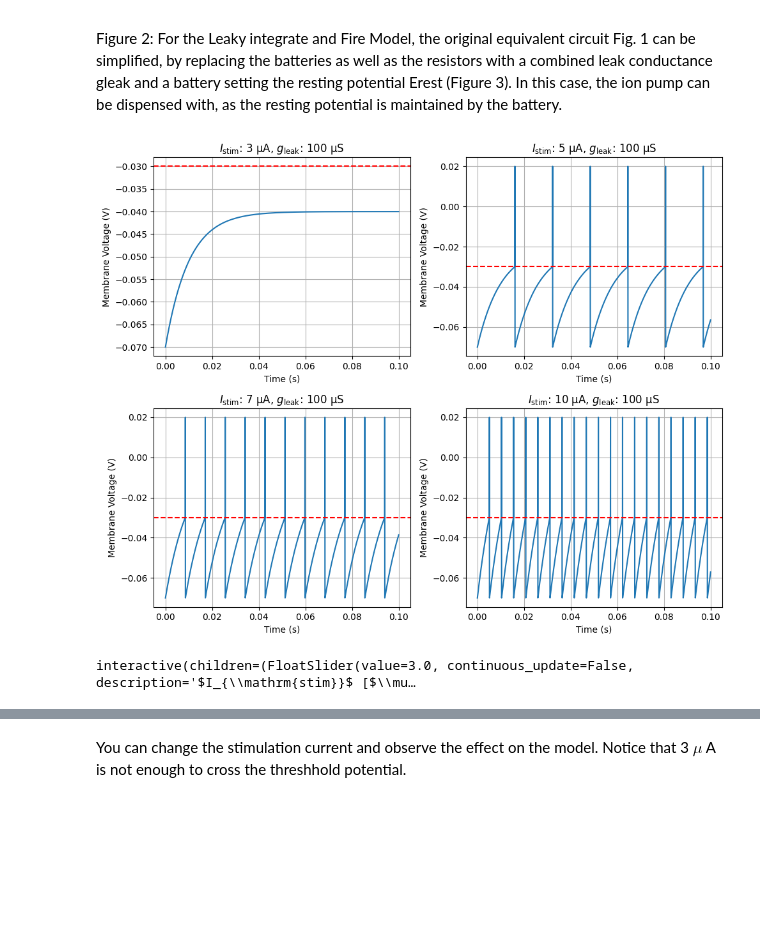
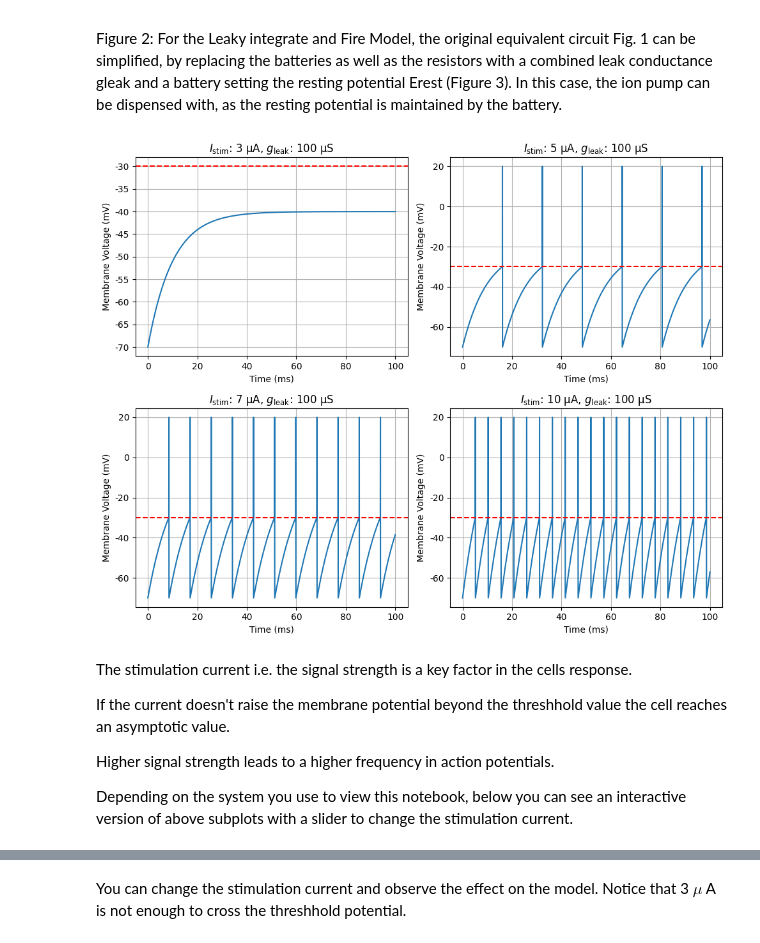
Before and after one commit to YKarsten/Neuron-Simulation, a Jupyter notebook: Neuron-Simulation.ipynb, the cells around one changed output, grey strips where cells are left out. Saved outputs shown, nothing was run; the diff lists cells and outputs as text; code cells hidden in the pictures; blank space fills up the shorter version.

Commit message:
Change labels for LIF figure

```diff
--- a/Neuron-Simulation.ipynb
+++ b/Neuron-Simulation.ipynb
@@ -52,6 +52,7 @@ resting potential is maintained by the battery.
 # %%
 import numpy as np
 import matplotlib.pyplot as plt
+from matplotlib.ticker import FuncFormatter
 
 def membrane_voltage(vm, i_stim, cm, g_leak, params):
     r = 1 / g_leak
@@ -78,79 +79,61 @@ def plot_subplot(i_stim_val, g_leak_val, ax):
     vm = membrane_voltage(vm, i_stim, params["cm"], g_leak_val, params)
 
     ax.plot(params["time"], vm)
-    ax.set_xlabel("Time (s)")
-    ax.set_ylabel("Membrane Voltage (V)")
+    ax.set_xlabel("Time (ms)")  # Change the x-axis label
+    ax.set_ylabel("Membrane Voltage (mV)")  # Change the y-axis label
     ax.set_title(rf"$I_{{\mathrm{{stim}}}}$: {i_stim_val*1e6:.0f} μA, $g_{{\mathrm{{leak}}}}$: {g_leak_val*1e6:.0f} μS")  # Display units as μA and μS
 
     # Add threshhold value indicator
-    ax.axhline(y=-0.03, linestyle="dashed", color="red", label='Threshold potential (-30mV)')
+    ax.axhline(y=-0.03, linestyle="dashed", color="red", label='Threshold potential (-30 mV)')
     ax.grid()
+
+# Function to format y-tick labels as mV
+def format_mV(x, pos):
+    return f"{x * 1000:.0f}"  # Convert Volts to mV and format as an integer
+
+# Function to format x-tick labels as ms
+def format_ms(x, pos):
+    return f"{x * 1000:.0f}"  # Convert seconds to milliseconds and format as an integer
 
 params = {
     "v_rest": -70e-3,
     "v_thr": -30e-3,
     "v_spike": 20e-3,
     "step_size": 30e-6,
-    "cm": 1e-6,  # Update with the correct membrane capacitance value
+    "cm": 1e-6,
 }
 
 params["time"] = np.arange(0, 0.1, params["step_size"])
 
 # Create a figure with four subplots in a 2x2 layout
 fig, axs = plt.subplots(2, 2, figsize=(10, 8))
 
 # Define different values for I_stim and g_leak
 i_stim_values = [3e-6, 5e-6, 7e-6, 10e-6]
 g_leak_values = [100e-6, 100e-6, 100e-6, 100e-6]
 
 # Plot each subplot with different I_stim and g_leak values
 for i in range(4):
     row, col = divmod(i, 2)
     plot_subplot(i_stim_values[i], g_leak_values[i], axs[row, col])
 
+# Format y-tick labels as mV & x-tick labels as ms
+for ax in axs.flat:
+    ax.yaxis.set_major_formatter(FuncFormatter(format_mV))
+    ax.xaxis.set_major_formatter(FuncFormatter(format_ms))
+
+
 # Adjust the layout and spacing
 plt.tight_layout()
 
 plt.show()
 # %% [output]
-[figure, old version]
+[figure, new version]
-# %%
-import ipywidgets as widgets
-from IPython.display import display, clear_output
-
-# Create an interactive plot using widgets.interact
-i_stim_slider = widgets.FloatSlider(
-    value=10e-6,
-    min=3,
-    max=10,
-    step=2,
-    description=r'$I_{\mathrm{stim}}$ [$\mu$A]',
-    continuous_update=False
-)
-
-def interactive_plot(i_stim_val):
-    vm = np.zeros(len(params["time"]))
-    vm[0] = params["v_rest"]
-
-    i_stim = np.zeros(len(params["time"]))
-    i_stim[:4999] = i_stim_val/1_000_000 # Stimulation current in uA
-
-    g_leak = 100e-6
-
-    vm = membrane_voltage(vm, i_stim, params["cm"], g_leak, params)
-
-    plt.figure(figsize=(10, 8))
-    plt.plot(params["time"], vm)
-    plt.axhline(y=-0.03, linestyle="dashed", color="red", label='Threshhold potential (-30mV)')
-    plt.xlabel("Time (s)")
-    plt.ylabel("Membrane Voltage (V)")
-    plt.title("Leaky Integrated Fire Model")
-    plt.grid()
-    plt.legend()
-
-    plt.tight_layout()
-    plt.show()
-
-widgets.interactive(interactive_plot, i_stim_val=i_stim_slider)
-# %% [output]
-interactive(children=(FloatSlider(value=3.0, continuous_update=False, description='$I_{\\mathrm{stim}}$ [$\\mu…
+# %% [markdown]
+The stimulation current i.e. the signal strength is a key factor in the cells response.
+
+If the current doesn't raise the membrane potential beyond the threshhold value the cell reaches an asymptotic value.
+
+Higher signal strength leads to a higher frequency in action potentials.
+
+Depending on the system you use to view this notebook, below you can see an interactive version of above subplots with a slider to change the stimulation current.
```
Also changed, not shown: parts of 2 cells of this notebook.
